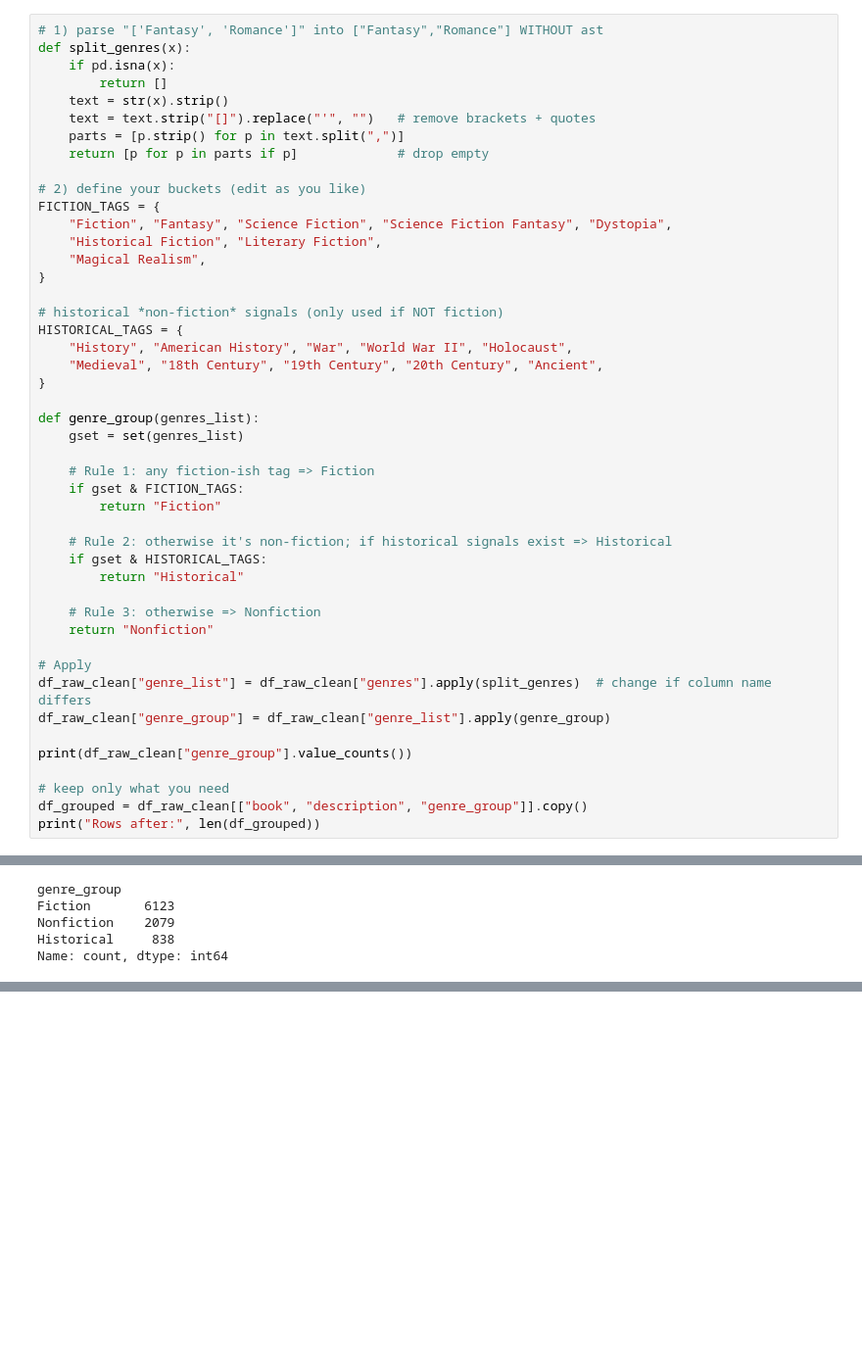
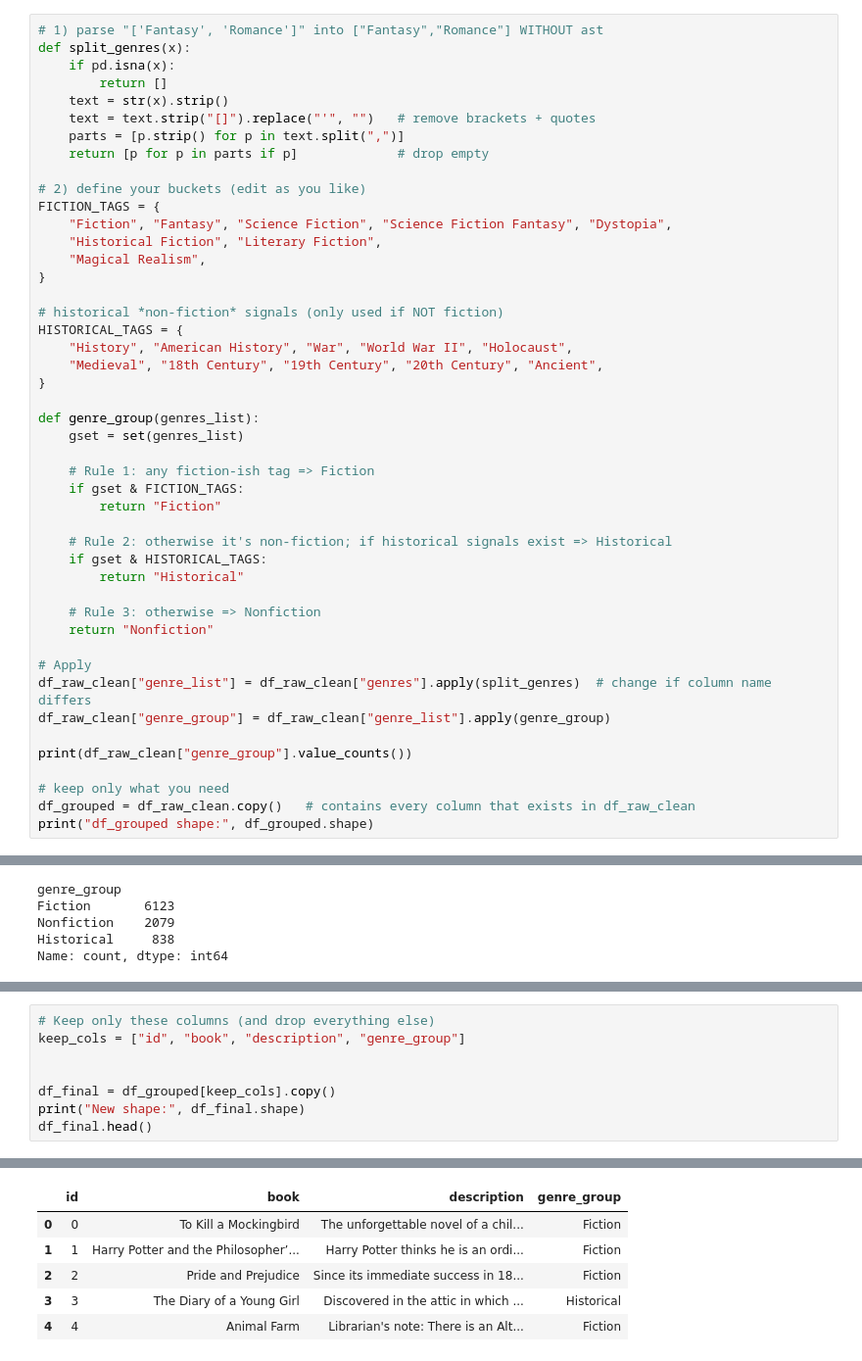
Before and after one commit to Yaser0l/Project-1, a Jupyter notebook: notebooks/EDA.ipynb, the cells around one changed output, grey strips where cells are left out. Shown at 98% size. Drawn from its saved outputs; the diff is of its cells as text; blank space fills up the shorter version.

Commit message:
remove columns except id, book, description and genre_groupin

```diff
--- a/notebooks/EDA.ipynb
+++ b/notebooks/EDA.ipynb
@@ -366,8 +366,8 @@ df_raw_clean["genre_group"] = df_raw_clean["genre_list"].apply(genre_group)
 print(df_raw_clean["genre_group"].value_counts())
 
 # keep only what you need
-df_grouped = df_raw_clean[["book", "description", "genre_group"]].copy()
-print("Rows after:", len(df_grouped))
+df_grouped = df_raw_clean.copy()   # contains every column that exists in df_raw_clean
+print("df_grouped shape:", df_grouped.shape)
 # %% [output]
 genre_group
 Fiction       6123
@@ -397,0 +400,9 @@ Name: count, dtype: int64
+# %%
+# Keep only these columns (and drop everything else)
+keep_cols = ["id", "book", "description", "genre_group"]
+
+
+df_final = df_grouped[keep_cols].copy()
+print("New shape:", df_final.shape)
+df_final.head()
+# %% [output]
@@ -397,0 +410,6 @@ Name: count, dtype: int64
+|  | id | book | description | genre_group |
+| 0 | 0 | To Kill a Mockingbird | The unforgettable novel of a chil... | Fiction |
+| 1 | 1 | Harry Potter and the Philosopher’... | Harry Potter thinks he is an ordi... | Fiction |
+| 2 | 2 | Pride and Prejudice | Since its immediate success in 18... | Fiction |
+| 3 | 3 | The Diary of a Young Girl | Discovered in the attic in which ... | Historical |
+| 4 | 4 | Animal Farm | Librarian's note: There is an Alt... | Fiction |
```
Also changed, not shown: parts of 3 cells of this notebook.
